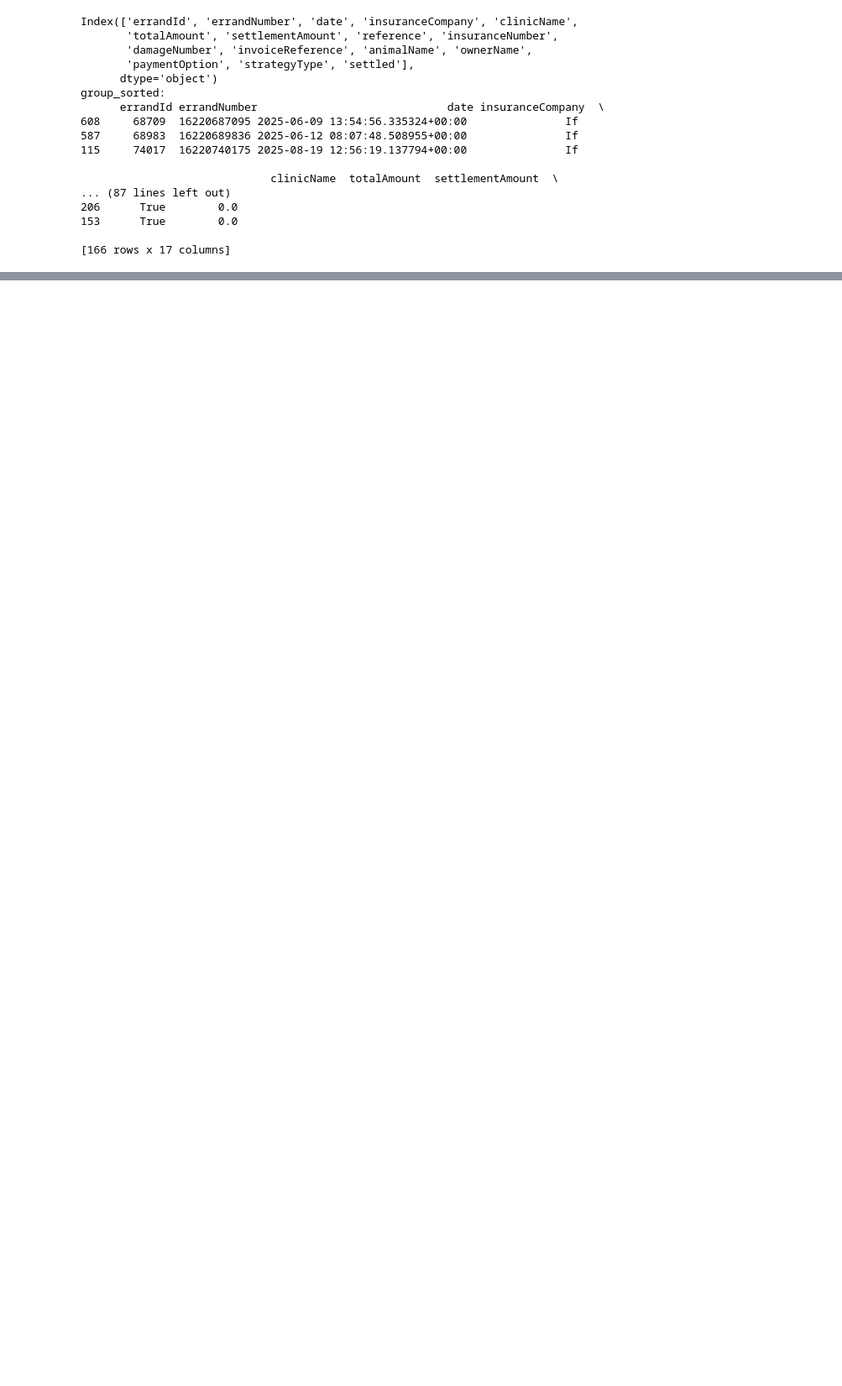
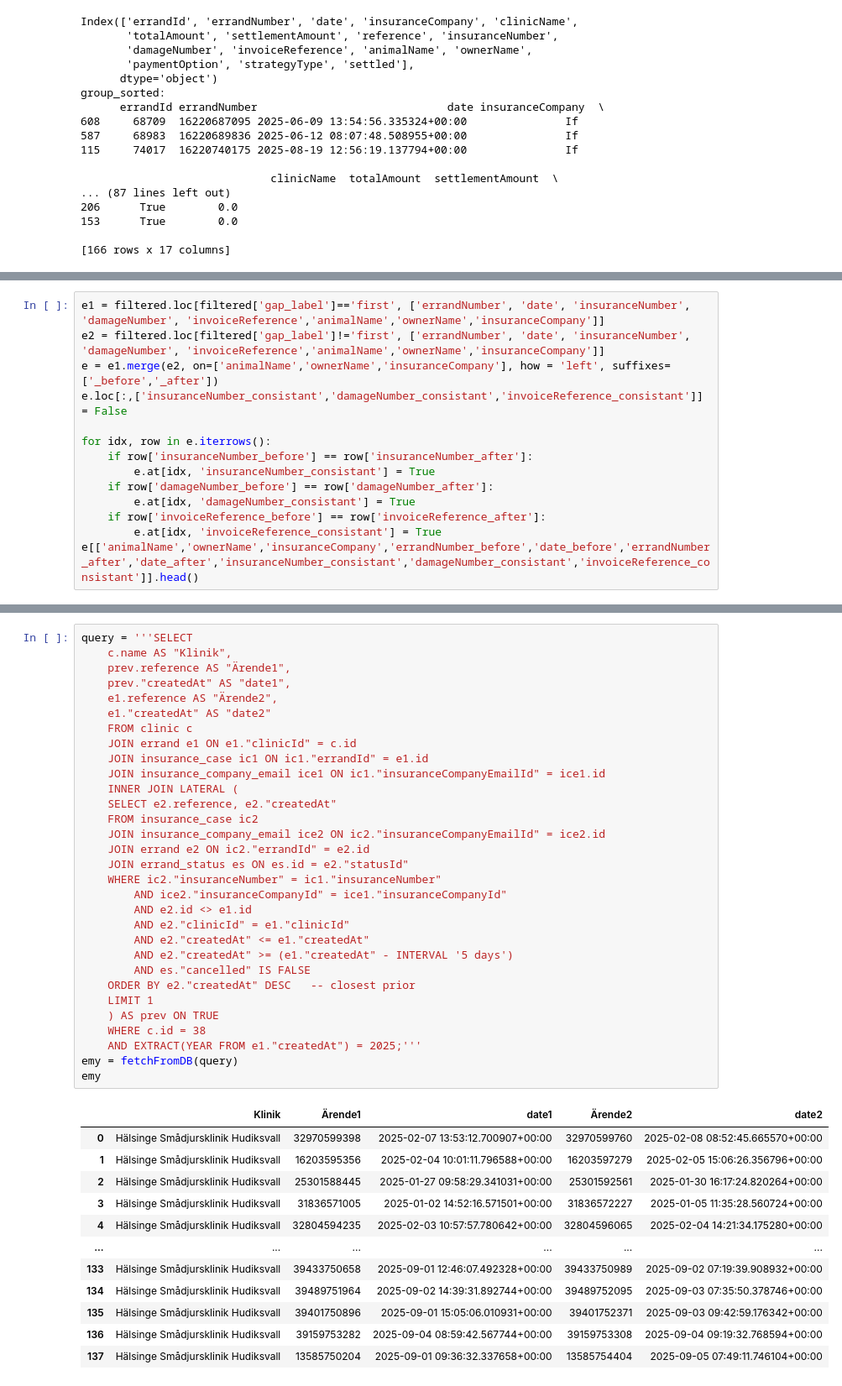
Before and after one commit to Jacque008/email_fastAPI, a Jupyter notebook: test.ipynb, the cells around one changed output, grey strips where cells are left out. Shown at 84% size. Cells and saved outputs as stored; diff of their text form; blank space fills up the shorter version.

```diff
--- a/test.ipynb
+++ b/test.ipynb
@@ -254,0 +230,14 @@ filtered
+# %%
+e1 = filtered.loc[filtered['gap_label']=='first', ['errandNumber', 'date', 'insuranceNumber', 'damageNumber', 'invoiceReference','animalName','ownerName','insuranceCompany']]
+e2 = filtered.loc[filtered['gap_label']!='first', ['errandNumber', 'date', 'insuranceNumber', 'damageNumber', 'invoiceReference','animalName','ownerName','insuranceCompany']]
+e = e1.merge(e2, on=['animalName','ownerName','insuranceCompany'], how = 'left', suffixes=['_before','_after'])
+e.loc[:,['insuranceNumber_consistant','damageNumber_consistant','invoiceReference_consistant']] = False
+
+for idx, row in e.iterrows():
+    if row['insuranceNumber_before'] == row['insuranceNumber_after']:
+        e.at[idx, 'insuranceNumber_consistant'] = True
+    if row['damageNumber_before'] == row['damageNumber_after']:
+        e.at[idx, 'damageNumber_consistant'] = True
+    if row['invoiceReference_before'] == row['invoiceReference_after']:
+        e.at[idx, 'invoiceReference_consistant'] = True
+e[['animalName','ownerName','insuranceCompany','errandNumber_before','date_before','errandNumber_after','date_after','insuranceNumber_consistant','damageNumber_consistant','invoiceReference_consistant']].head()
@@ -254,0 +263,44 @@ filtered
+# %%
+query = '''SELECT
+    c.name AS "Klinik",
+    prev.reference AS "Ärende1",
+    prev."createdAt" AS "date1",
+    e1.reference AS "Ärende2",
+    e1."createdAt" AS "date2"
+    FROM clinic c
+    JOIN errand e1 ON e1."clinicId" = c.id
+    JOIN insurance_case ic1 ON ic1."errandId" = e1.id
+    JOIN insurance_company_email ice1 ON ic1."insuranceCompanyEmailId" = ice1.id
+    INNER JOIN LATERAL (
+    SELECT e2.reference, e2."createdAt"
+    FROM insurance_case ic2
+    JOIN insurance_company_email ice2 ON ic2."insuranceCompanyEmailId" = ice2.id
+    JOIN errand e2 ON ic2."errandId" = e2.id
+    JOIN errand_status es ON es.id = e2."statusId"
+    WHERE ic2."insuranceNumber" = ic1."insuranceNumber"
+        AND ice2."insuranceCompanyId" = ice1."insuranceCompanyId"
+        AND e2.id <> e1.id
+        AND e2."clinicId" = e1."clinicId"
+        AND e2."createdAt" <= e1."createdAt"
+        AND e2."createdAt" >= (e1."createdAt" - INTERVAL '5 days')
+        AND es."cancelled" IS FALSE
+    ORDER BY e2."createdAt" DESC   -- closest prior
+    LIMIT 1
+    ) AS prev ON TRUE
+    WHERE c.id = 38
+    AND EXTRACT(YEAR FROM e1."createdAt") = 2025;'''
+emy = fetchFromDB(query)
+emy
+# %% [output]
+|  | Klinik | Ärende1 | date1 | Ärende2 | date2 |
+| 0 | Hälsinge Smådjursklinik Hudiksvall | 32970599398 | 2025-02-07 13:53:12.700907+00:00 | 32970599760 | 2025-02-08 08:52:45.665570+00:00 |
+| 1 | Hälsinge Smådjursklinik Hudiksvall | 16203595356 | 2025-02-04 10:01:11.796588+00:00 | 16203597279 | 2025-02-05 15:06:26.356796+00:00 |
+| 2 | Hälsinge Smådjursklinik Hudiksvall | 25301588445 | 2025-01-27 09:58:29.341031+00:00 | 25301592561 | 2025-01-30 16:17:24.820264+00:00 |
+| 3 | Hälsinge Smådjursklinik Hudiksvall | 31836571005 | 2025-01-02 14:52:16.571501+00:00 | 31836572227 | 2025-01-05 11:35:28.560724+00:00 |
+| 4 | Hälsinge Smådjursklinik Hudiksvall | 32804594235 | 2025-02-03 10:57:57.780642+00:00 | 32804596065 | 2025-02-04 14:21:34.175280+00:00 |
+| ... | ... | ... | ... | ... | ... |
+| 133 | Hälsinge Smådjursklinik Hudiksvall | 39433750658 | 2025-09-01 12:46:07.492328+00:00 | 39433750989 | 2025-09-02 07:19:39.908932+00:00 |
+| 134 | Hälsinge Smådjursklinik Hudiksvall | 39489751964 | 2025-09-02 14:39:31.892744+00:00 | 39489752095 | 2025-09-03 07:35:50.378746+00:00 |
+| 135 | Hälsinge Smådjursklinik Hudiksvall | 39401750896 | 2025-09-01 15:05:06.010931+00:00 | 39401752371 | 2025-09-03 09:42:59.176342+00:00 |
+| 136 | Hälsinge Smådjursklinik Hudiksvall | 39159753282 | 2025-09-04 08:59:42.567744+00:00 | 39159753308 | 2025-09-04 09:19:32.768594+00:00 |
+| 137 | Hälsinge Smådjursklinik Hudiksvall | 13585750204 | 2025-09-01 09:36:32.337658+00:00 | 13585754404 | 2025-09-05 07:49:11.746104+00:00 |
```
Also changed, not shown: parts of 20 cells of this notebook, 4 other files.
